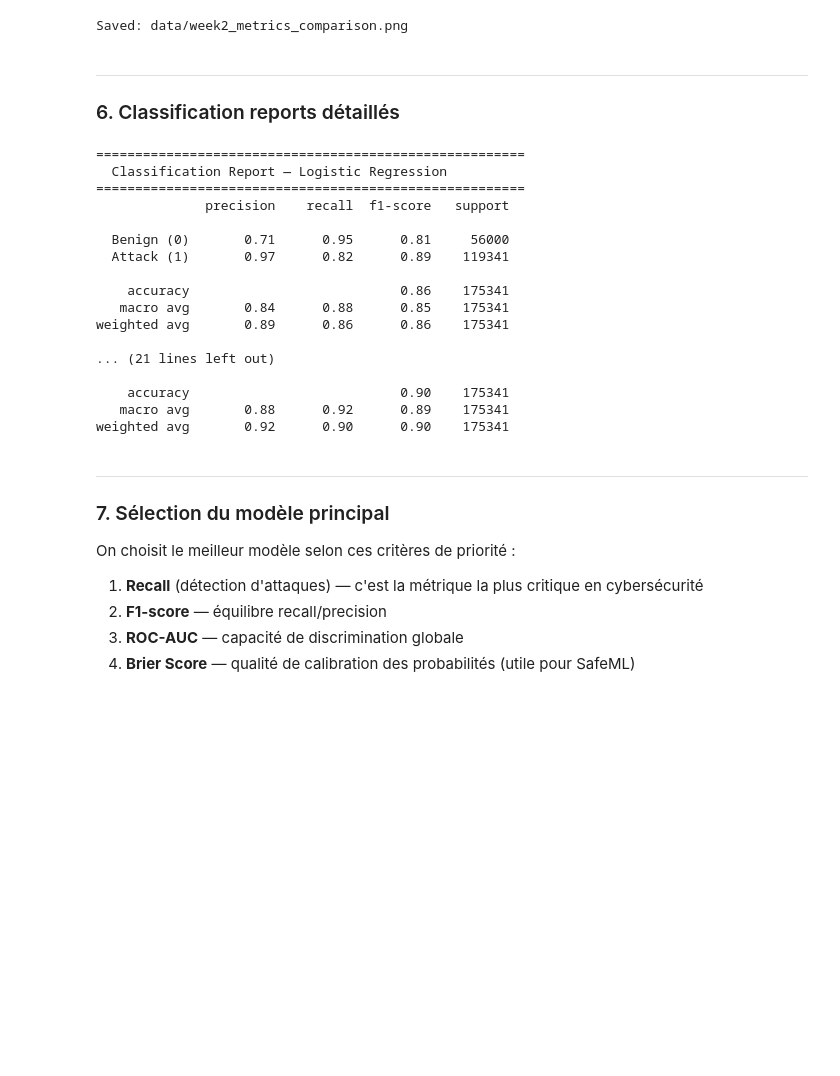
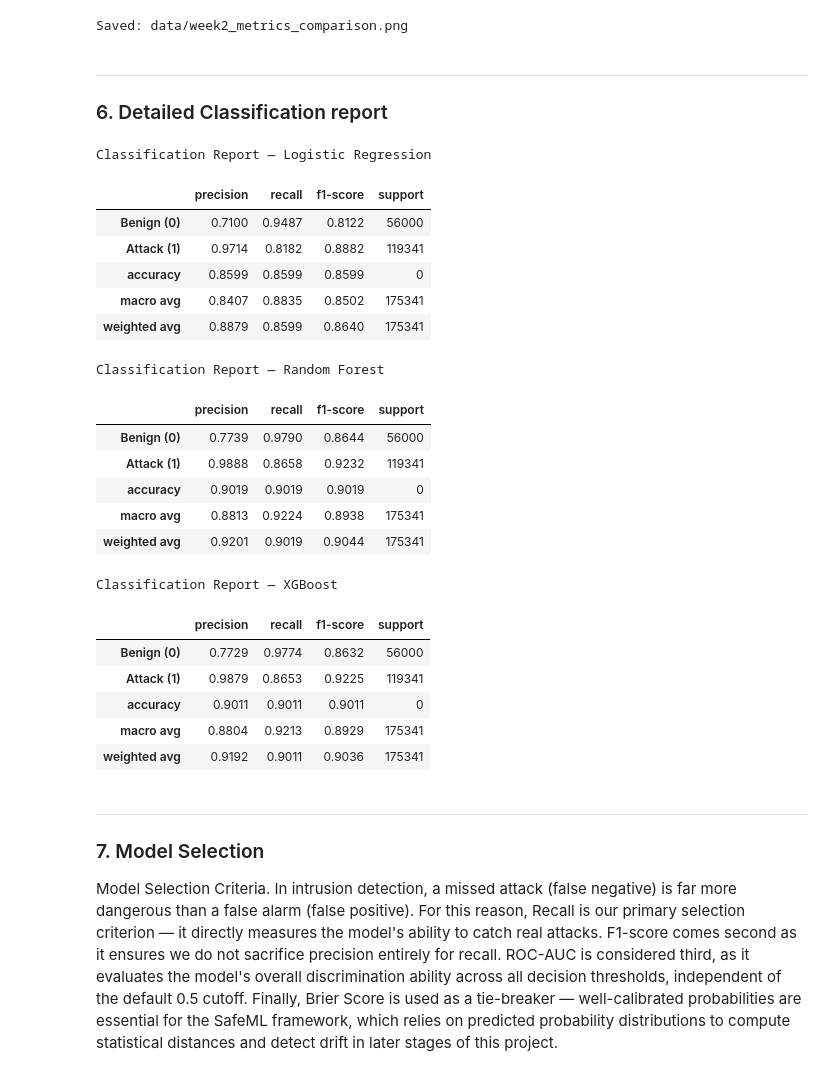
Before and after one commit to louness774/SafeML, a Jupyter notebook: Lounes_Work/Week2.ipynb, the cells around one changed output. Saved outputs shown, nothing was run; the diff lists cells and outputs as text; code cells hidden in the pictures; blank space fills up the shorter version.

```diff
--- a/Lounes_Work/Week2.ipynb
+++ b/Lounes_Work/Week2.ipynb
@@ -237,39 +246,47 @@ print('Saved: data/week2_metrics_comparison.png')
 Saved: data/week2_metrics_comparison.png
 # %% [markdown]
 ---
-### 6. Classification reports détaillés
+### 6. Detailed Classification report
 # %%
+# Build classification report as a clean DataFrame for each model
+reports = {}
 for name, preds in predictions.items():
-    print(f'\n{"="*55}')
-    print(f'  Classification Report — {name}')
-    print(f'{"="*55}')
-    print(classification_report(y_test, preds['y_pred'],
-                                target_names=['Benign (0)', 'Attack (1)']))
+    report = classification_report(y_test, preds['y_pred'],
+                                   target_names=['Benign (0)', 'Attack (1)'],
+                                   output_dict=True)
+    reports[name] = pd.DataFrame(report).T
+
+# Display each report as a styled table
+for name, df_report in reports.items():
+    df_report = df_report.round(4)
+    df_report['support'] = df_report['support'].astype(int)
+    print(f'\nClassification Report — {name}')
+    display(df_report)
 # %% [output]
-=======================================================
-  Classification Report — Logistic Regression
-=======================================================
-              precision    recall  f1-score   support
-
-  Benign (0)       0.71      0.95      0.81     56000
-  Attack (1)       0.97      0.82      0.89    119341
-
-    accuracy                           0.86    175341
-   macro avg       0.84      0.88      0.85    175341
-weighted avg       0.89      0.86      0.86    175341
-
-... (21 lines left out)
-
-    accuracy                           0.90    175341
-   macro avg       0.88      0.92      0.89    175341
-weighted avg       0.92      0.90      0.90    175341
+Classification Report — Logistic Regression
+|  | precision | recall | f1-score | support |
+| Benign (0) | 0.7100 | 0.9487 | 0.8122 | 56000 |
+| Attack (1) | 0.9714 | 0.8182 | 0.8882 | 119341 |
+| accuracy | 0.8599 | 0.8599 | 0.8599 | 0 |
+| macro avg | 0.8407 | 0.8835 | 0.8502 | 175341 |
+| weighted avg | 0.8879 | 0.8599 | 0.8640 | 175341 |
+Classification Report — Random Forest
+|  | precision | recall | f1-score | support |
+| Benign (0) | 0.7739 | 0.9790 | 0.8644 | 56000 |
+| Attack (1) | 0.9888 | 0.8658 | 0.9232 | 119341 |
+| accuracy | 0.9019 | 0.9019 | 0.9019 | 0 |
+| macro avg | 0.8813 | 0.9224 | 0.8938 | 175341 |
+| weighted avg | 0.9201 | 0.9019 | 0.9044 | 175341 |
+Classification Report — XGBoost
+|  | precision | recall | f1-score | support |
+| Benign (0) | 0.7729 | 0.9774 | 0.8632 | 56000 |
+| Attack (1) | 0.9879 | 0.8653 | 0.9225 | 119341 |
+| accuracy | 0.9011 | 0.9011 | 0.9011 | 0 |
+| macro avg | 0.8804 | 0.9213 | 0.8929 | 175341 |
+| weighted avg | 0.9192 | 0.9011 | 0.9036 | 175341 |
 # %% [markdown]
 ---
-### 7. Sélection du modèle principal
+### 7. Model Selection
 
-On choisit le meilleur modèle selon ces critères de priorité :
-1. **Recall** (détection d'attaques) — c'est la métrique la plus critique en cybersécurité
-2. **F1-score** — équilibre recall/precision
-3. **ROC-AUC** — capacité de discrimination globale
-4. **Brier Score** — qualité de calibration des probabilités (utile pour SafeML)
+Model Selection Criteria. In intrusion detection, a missed attack (false negative) is far more dangerous than a false alarm (false positive). For this reason, Recall is our primary selection criterion — it directly measures the model's ability to catch real attacks. F1-score comes second as it ensures we do not sacrifice precision entirely for recall. ROC-AUC is considered third, as it evaluates the model's overall discrimination ability across all decision thresholds, independent of the default 0.5 cutoff. Finally, Brier Score is used as a tie-breaker — well-calibrated probabilities are essential for the SafeML framework, which relies on predicted probability distributions to compute statistical distances and detect drift in later stages of this project.
 # %%
```
Also changed, not shown: parts of 7 cells of this notebook.
